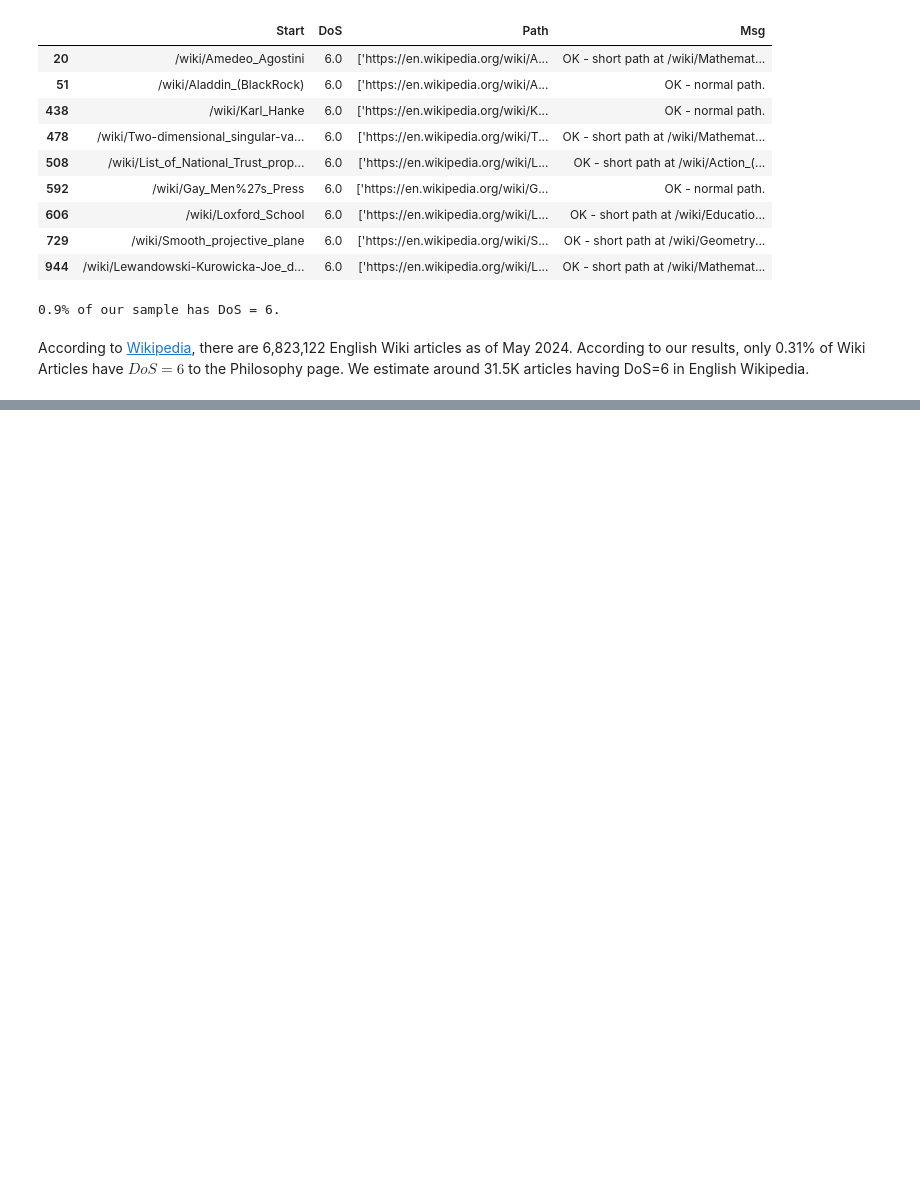
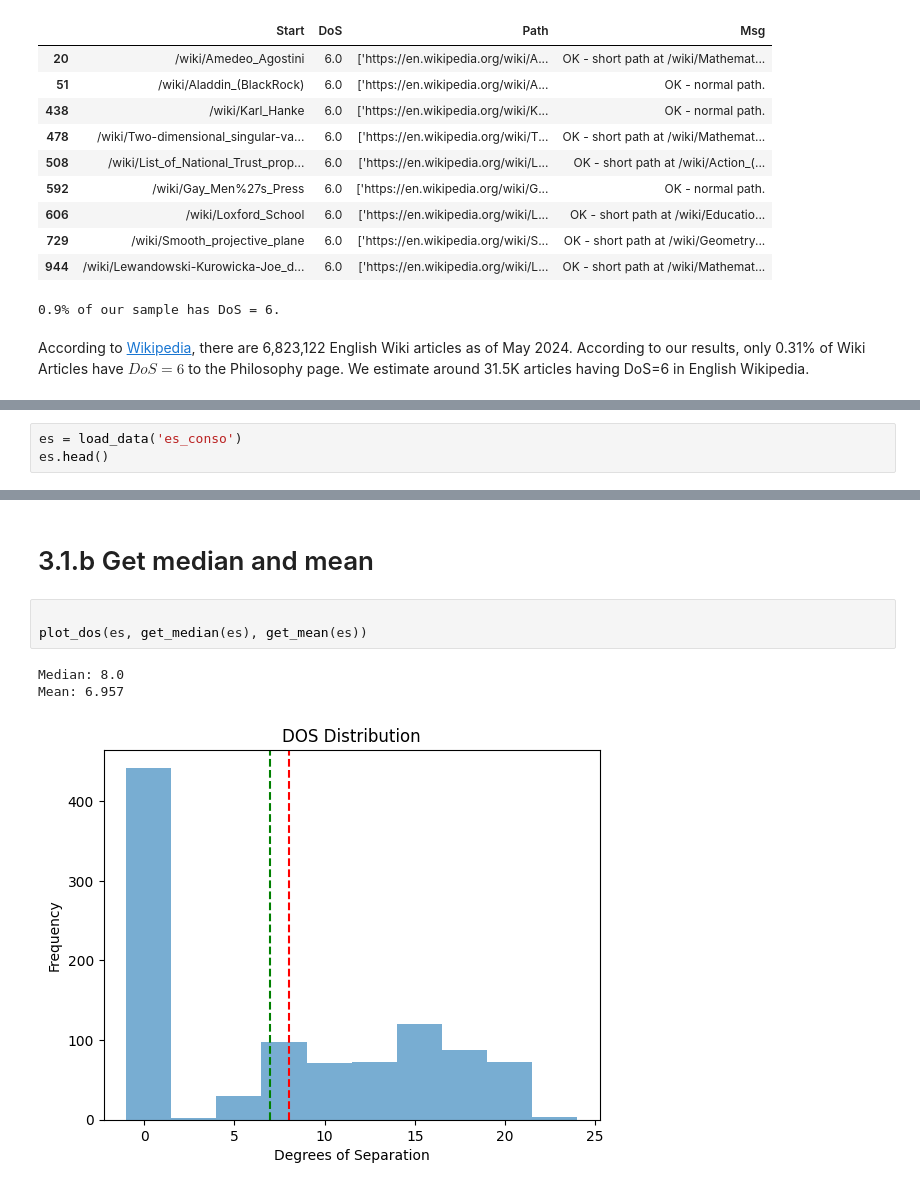
Before and after one commit to jrenzodorado/LT2_DMW_Lab, a Jupyter notebook: Advanced.ipynb, the cells around one changed output, grey strips where cells are left out. Drawn from its saved outputs; the diff is of its cells as text; blank space fills up the shorter version.

```diff
--- a/Advanced.ipynb
+++ b/Advanced.ipynb
@@ -122,0 +126,3 @@ Estimation of the num of articles with DoS = 6: 47485.84
+# %%
+es = load_data('es_conso')
+es.head()
@@ -122,0 +137,9 @@ Estimation of the num of articles with DoS = 6: 47485.84
+# %% [markdown]
+# 3.1.b Get median and mean
+# %%
+
+plot_dos(es, get_median(es), get_mean(es))
+# %% [output]
+Median: 8.0
+Mean: 6.957
+[figure, added]
```
Also changed, not shown: parts of 9 cells of this notebook.
